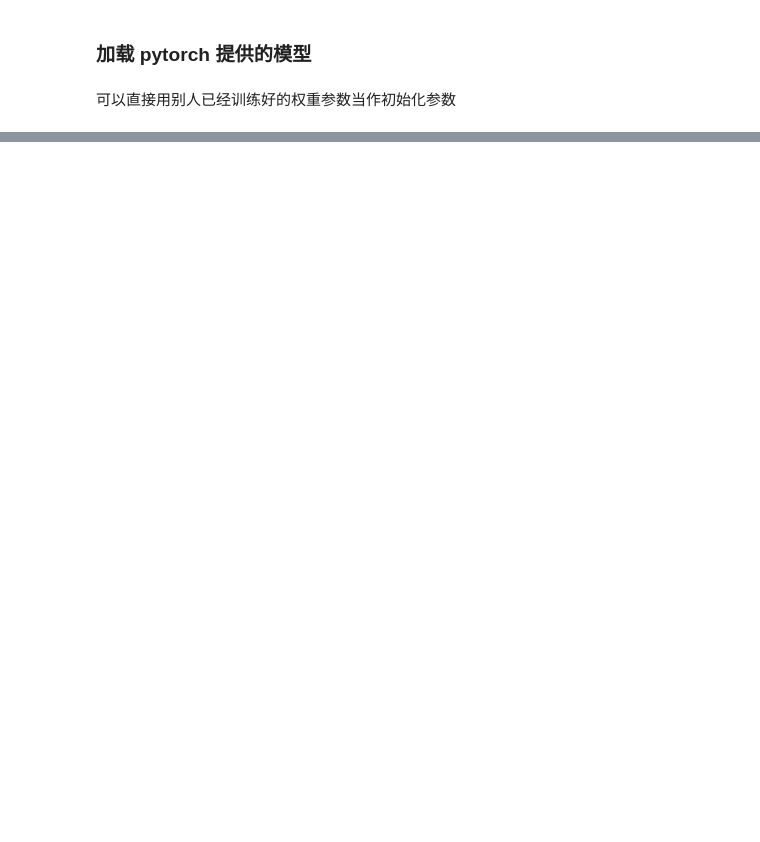
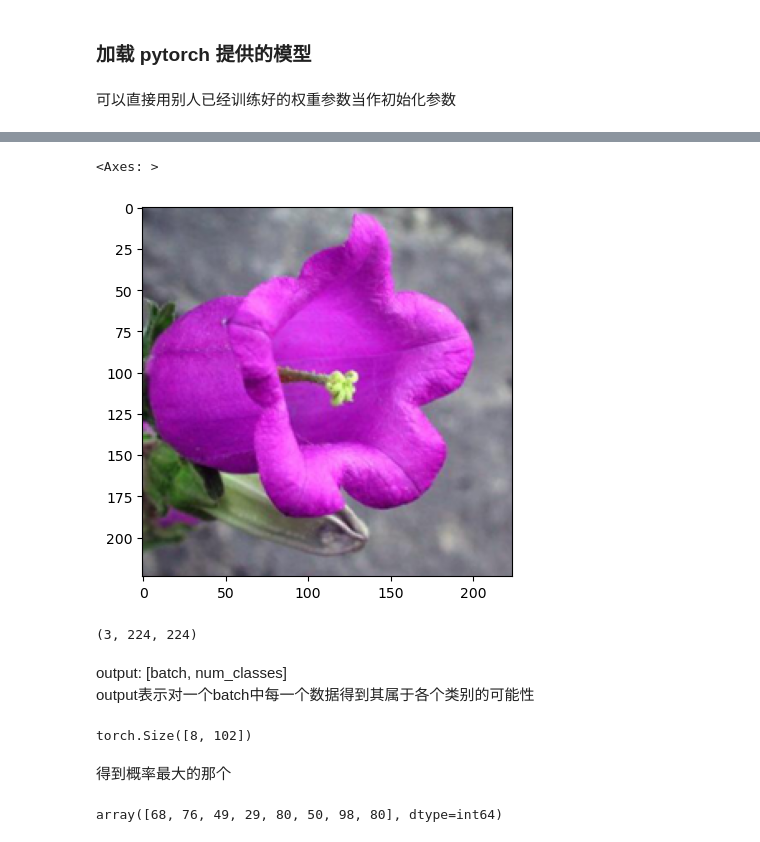
Before and after one commit to Paul-Decker/DL-algorithm-study, a Jupyter notebook: 05_102分类任务_CNN_pytorch/main.ipynb, the cells around one changed output, grey strips where cells are left out. Saved outputs shown, nothing was run; the diff lists cells and outputs as text; code cells hidden in the pictures; blank space fills up the shorter version.

```diff
--- a/05_102分类任务_CNN_pytorch/main.ipynb
+++ b/05_102分类任务_CNN_pytorch/main.ipynb
@@ -121,0 +541,28 @@ def set_parameter_requires_grad(model, feature_extracting):
+# %%
+def imshow(image, ax=None, title=None):
+    """展示数据"""
+    if ax is None:
+        fig, ax = plt.subplots()
+    # 颜色通道还原
+    image = np.array(image).transpose((1, 2, 0))
+    # 预处理还原
+    mean = np.array([0.485, 0.456, 0.406])
+    std = np.array([0.229, 0.224, 0.225])
+    image = std * image + mean
+    image = np.clip(image, 0, 1)
+
+    ax.imshow(image)
+    ax.set_title(title)
+
+    return ax
+# %%
+image_path = 'assets/image_06621.jpg'
+img = process_image(image_path)
+imshow(img)
+# %% [output]
+<Axes: >
+[figure, added]
+# %%
+img.shape
+# %% [output]
+(3, 224, 224)
@@ -121,0 +580,17 @@ def set_parameter_requires_grad(model, feature_extracting):
+# %% [markdown]
+output: [batch, num_classes]
+<br/>
+output表示对一个batch中每一个数据得到其属于各个类别的可能性
+# %%
+output.shape
+# %% [output]
+torch.Size([8, 102])
+# %% [markdown]
+得到概率最大的那个
+# %%
+_, preds_tensor = torch.max(output, 1)
+
+preds = np.squeeze(preds_tensor.numpy()) if not torch.cuda.is_available() else np.squeeze(preds_tensor.cpu().numpy())
+preds
+# %% [output]
+array([68, 76, 49, 29, 80, 50, 98, 80], dtype=int64)
```
Also changed, not shown: parts of 34 cells of this notebook, 3 other files.
